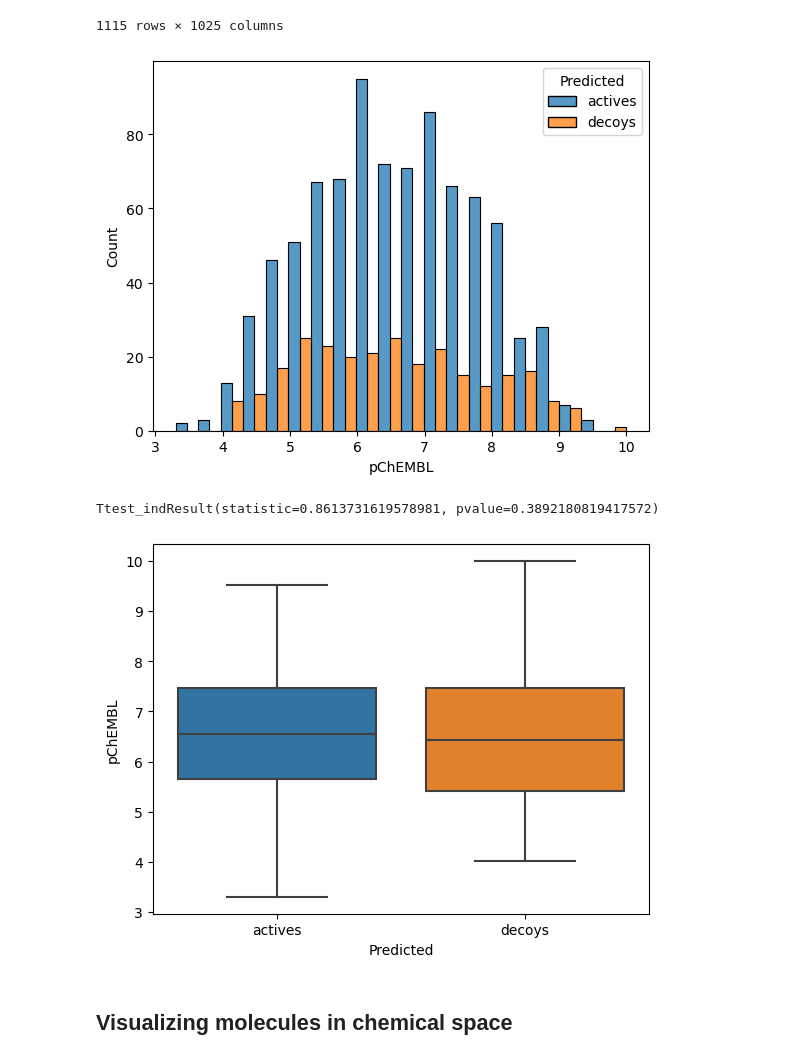
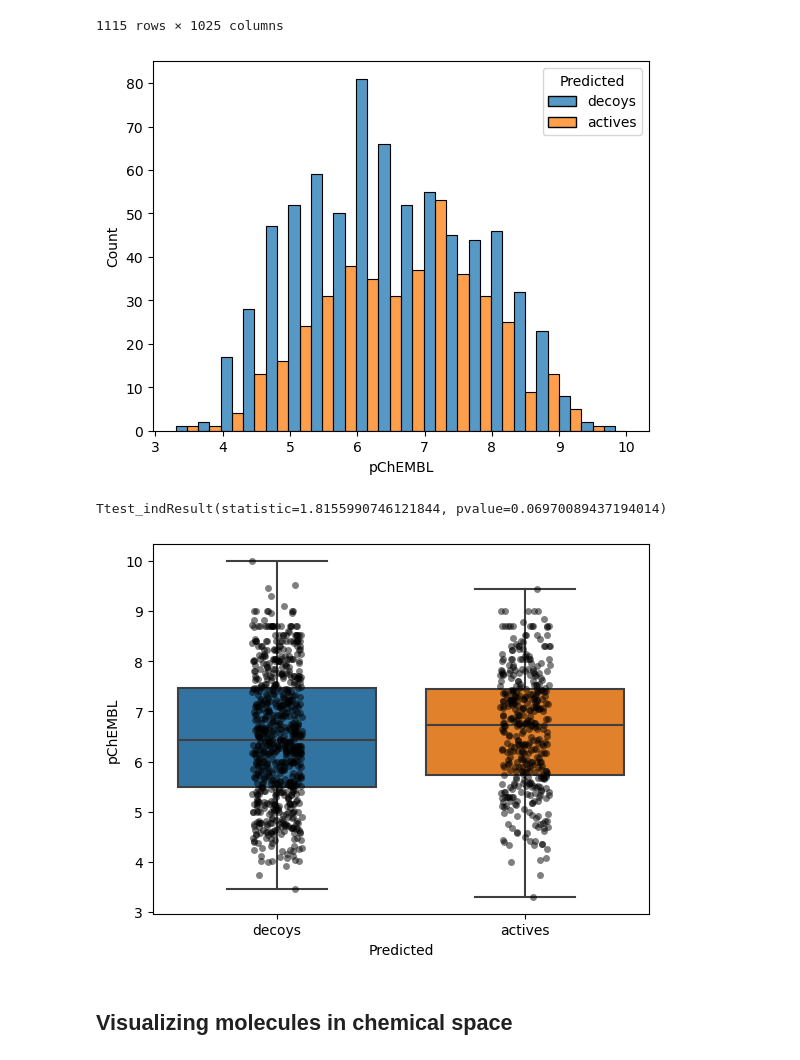
Before and after one commit to lich-uct/cdd2023, a Jupyter notebook: vmelichar/project.ipynb, the cells around one changed output. Cells and saved outputs as stored; diff of their text form; code cells hidden in the pictures.

```diff
--- a/vmelichar/project.ipynb
+++ b/vmelichar/project.ipynb
@@ -201,7 +201,7 @@ X = fp_df_c.drop("Source", axis=1)
 y = fp_df_c["Source"]
 
 X_train, X_test, y_train, y_test = train_test_split(X, y, test_size=0.2, random_state=42)
-X_train, X_val, y_train, y_val = train_test_split(X_train, y_train, test_size=0.25, random_state=42)
+X_train, X_val, y_train, y_val = train_test_split(X_train, y_train, test_size=0.2, random_state=42)
 
 X_train.shape, y_train.shape, X_test.shape, y_test.shape, X_val.shape, y_val.shape
 # %% [output]
@@ -208,0 +211,15 @@ X_train.shape, y_train.shape, X_test.shape, y_test.shape, X_val.shape, y_val.sha
+# %%
+# do random forest
+from sklearn.ensemble import RandomForestClassifier
+from sklearn.metrics import confusion_matrix, roc_auc_score, roc_curve, precision_recall_curve
+from sklearn.metrics import accuracy_score, precision_score, recall_score, f1_score
+
+rf = RandomForestClassifier(n_estimators=100, random_state=42, n_jobs=-1)
+rf.fit(X_train, y_train)
+
+y_pred_rf = rf.predict(X_test)
+y_pred_proba_rf = rf.predict_proba(X_test)[:,1]
+
+precision, recall, thresholds = precision_recall_curve(y_test.astype(int), y_pred_proba_rf)
+threshold = thresholds[np.argmax((2 * precision * recall) / (precision + recall))]
+print(f"Best threshold (best F1 score): {threshold}")
@@ -209,14 +286,13 @@ X_train.shape, y_train.shape, X_test.shape, y_test.shape, X_val.shape, y_val.sha
 # %%
 # do lgbm classification
 import lightgbm as lgb
-from sklearn.metrics import accuracy_score, precision_score, recall_score, f1_score, roc_auc_score, roc_curve
 
 lgb_train = lgb.Dataset(X_train, y_train)
 lgb_eval = lgb.Dataset(X_val, y_val, reference=lgb_train)
 
 params = {
     'objective': 'binary',
-    'metric': 'binary_logloss',
+    'metric': 'cross_entropy',
     'verbose': -1
 }
 
@@ -225,9 +301,7 @@ gbm = lgb.train(params, lgb_train, num_boost_round=100, valid_sets=lgb_eval, ear
 y_pred = gbm.predict(X_test, num_iteration=gbm.best_iteration)
 
 # find best threshold
-from sklearn.metrics import precision_recall_curve
-
 precision, recall, thresholds = precision_recall_curve(y_test, y_pred)
-threshold = thresholds[np.argmax(precision[:-1] == recall[:-1])]
-print(f"Best threshold: {threshold}")
+threshold = thresholds[np.argmax((2 * precision * recall) / (precision + recall))]
+print(f"Best threshold (best F1 score): {threshold}")
 # %% [output]
@@ -358,8 +486,8 @@ fp_df
 X = fp_df.drop("pChEMBL", axis=1)
 y = fp_df["pChEMBL"]
 
-y_pred_chembl = gbm.predict(X, num_iteration=gbm.best_iteration)
-print
+#y_pred_chembl = gbm.predict(X, num_iteration=gbm.best_iteration)
+y_pred_chembl = rf.predict(X)
 
 y_pred_chembl = ['actives' if i > threshold else 'decoys' for i in y_pred_chembl]
 
@@ -373,7 +501,7 @@ distributions['Predicted'].value_counts()
 sns.histplot(data=distributions, x='pChEMBL', hue='Predicted', bins=20, multiple='dodge')
 plt.show()
 # %% [output]
-[figure, old version]
+[figure, new version]
 # %%
 # do t test for distibutions
 from scipy.stats import ttest_ind
@@ -383,13 +511,14 @@ decoys = distributions[distributions['Predicted'] == 'decoys']['pChEMBL']
 
 ttest_ind(actives, decoys)
 # %% [output]
-Ttest_indResult(statistic=0.8613731619578981, pvalue=0.3892180819417572)
+Ttest_indResult(statistic=1.8155990746121844, pvalue=0.06970089437194014)
 # %%
 # boxplot by predicted
 sns.boxplot(data=distributions, x='Predicted', y='pChEMBL')
+sns.stripplot(data=distributions, x='Predicted', y='pChEMBL', color='black', alpha=0.5)
 plt.show()
 # %% [output]
-[figure, old version]
+[figure, new version]
 # %% [markdown]
 ## Visualizing molecules in chemical space
 # %%
```
Also changed, not shown: parts of 17 cells of this notebook.
